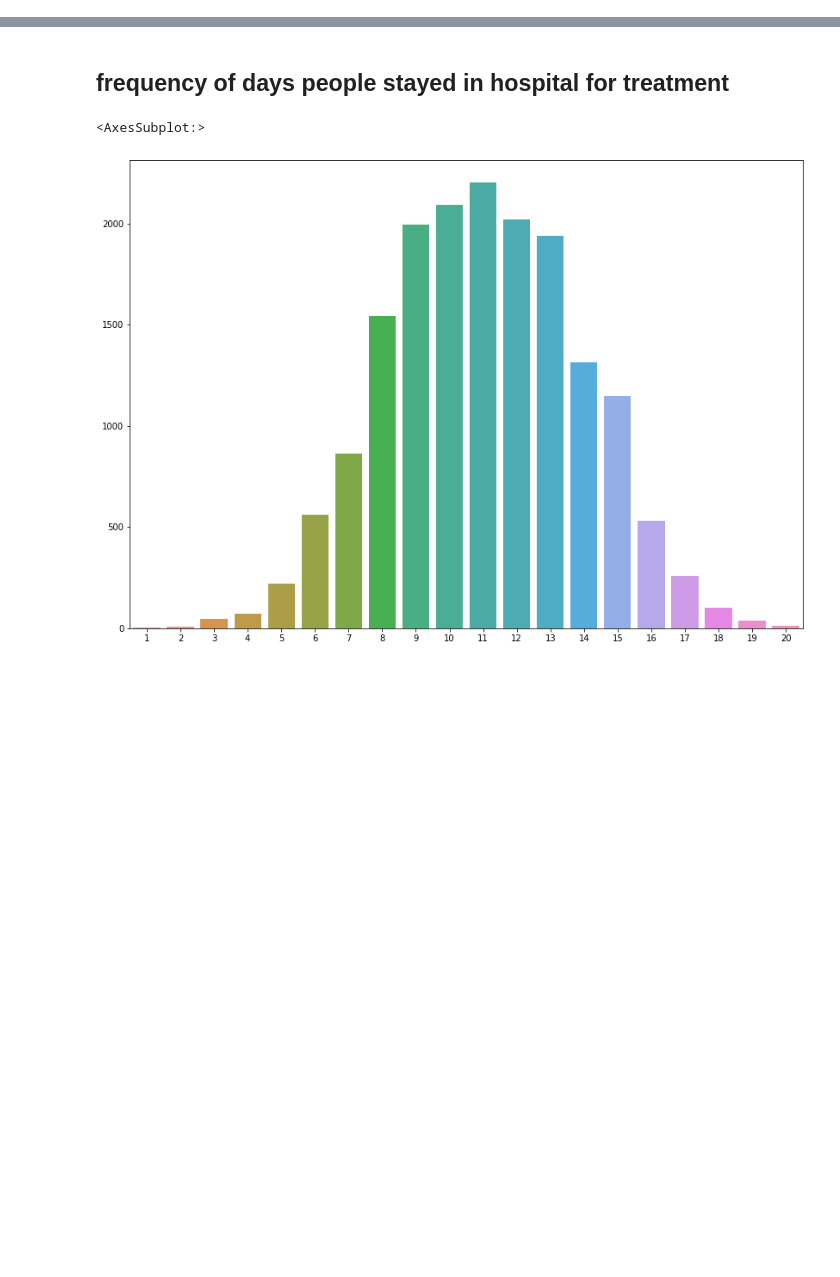
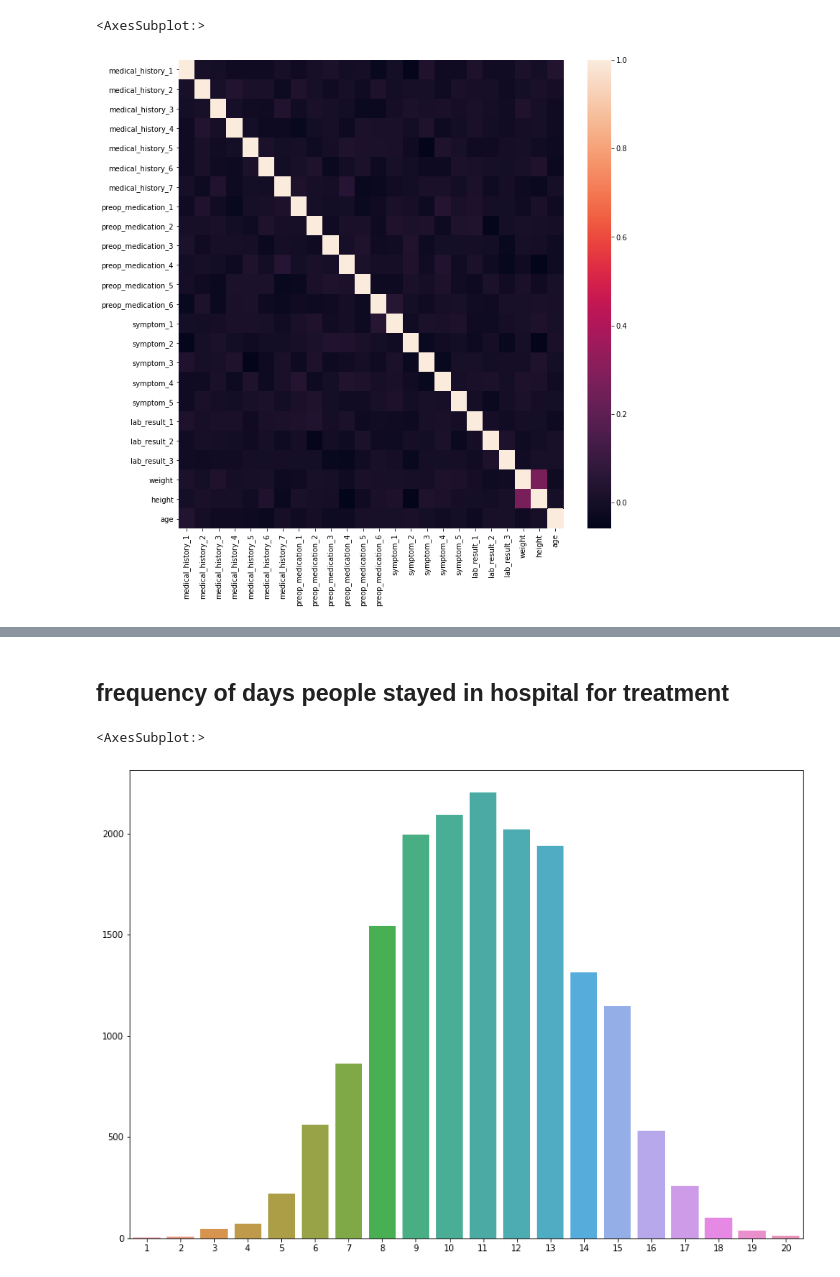
Before and after one commit to Jignesh012/Holmusk-Assignment, a Jupyter notebook: Visualizations.ipynb, the cells around one changed output, grey strips where cells are left out. Drawn from its saved outputs; the diff is of its cells as text; code cells hidden in the pictures; blank space fills up the shorter version.

Commit message:
new plots

```diff
--- a/Visualizations.ipynb
+++ b/Visualizations.ipynb
@@ -24,0 +39,3 @@ df
+# %%
+df1 = df.iloc[:,4:]
+df1.columns
@@ -24,0 +52,9 @@ df
+# %%
+df1.drop(columns=['date_of_admission_y','date_of_discharge'],axis=1, inplace=True)
+df1.drop(columns=['gender','race','resident_status'],axis=1, inplace=True)
+# %%
+plt.figure(figsize=(12,12))
+sns.heatmap(df1.corr())
+# %% [output]
+<AxesSubplot:>
+[figure, added]
```
Also changed, not shown: parts of 23 cells of this notebook.
